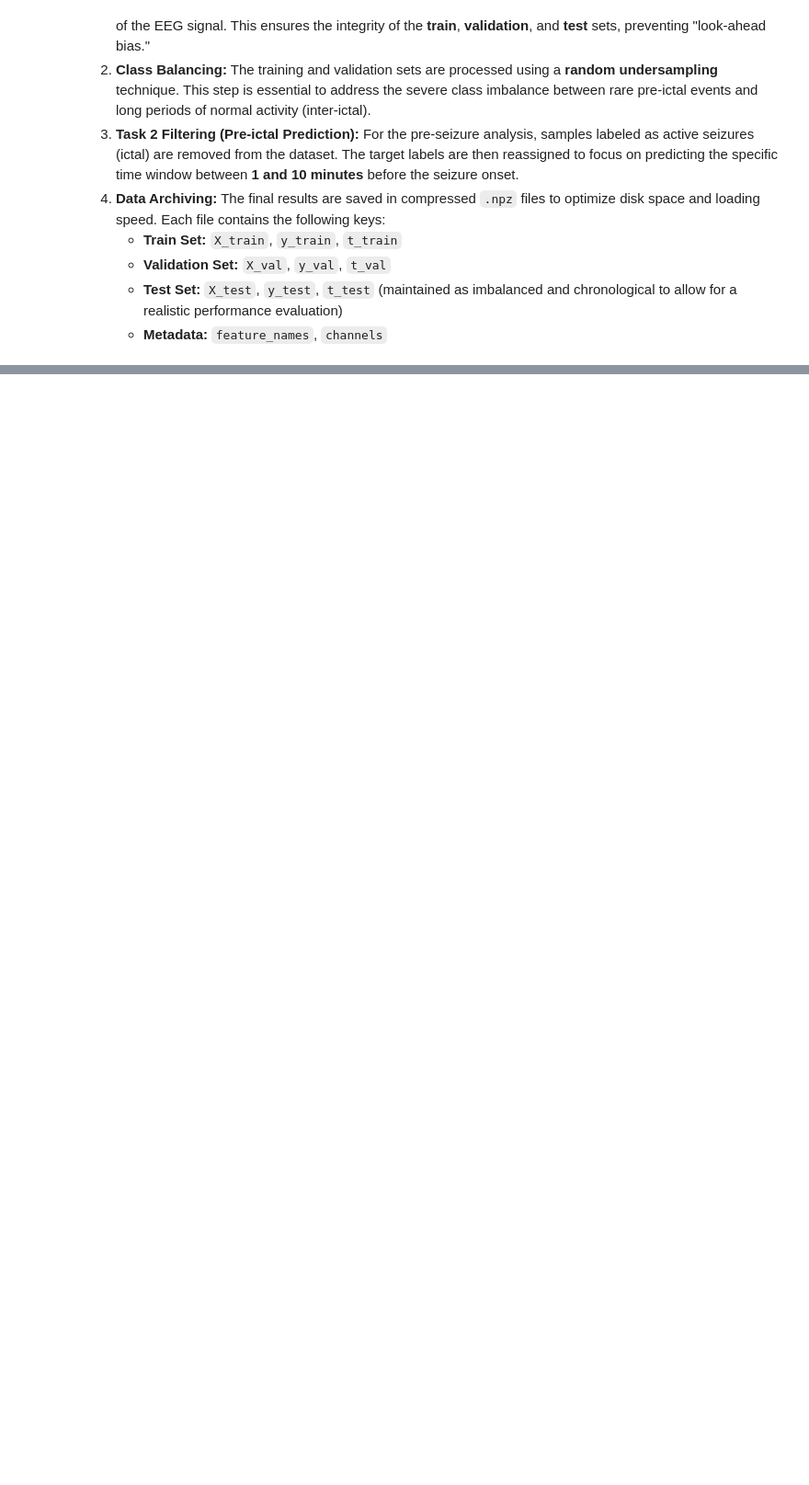
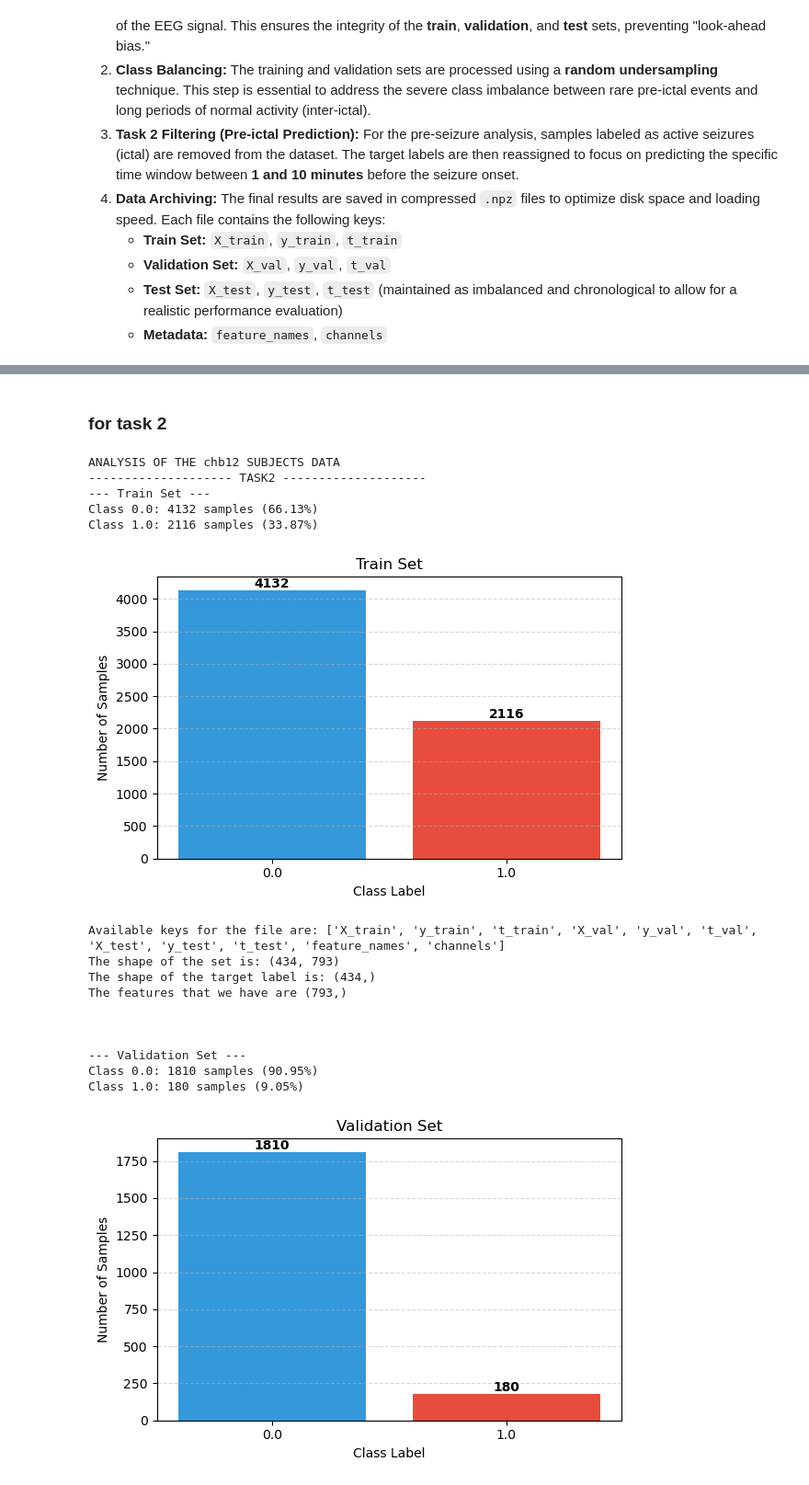
Before and after one commit to AlessiaBernacchia/EEG-epileptic-seizures-detection, a Jupyter notebook: notebooks/preprocessing/data_splitting.ipynb, the cells around one changed output, grey strips where cells are left out. Shown at 92% size. Saved outputs shown, nothing was run; the diff lists cells and outputs as text; code cells hidden in the pictures; blank space fills up the shorter version.

```diff
--- a/notebooks/preprocessing/data_splitting.ipynb
+++ b/notebooks/preprocessing/data_splitting.ipynb
@@ -158,0 +277,41 @@ Splitting completed.
+# %% [markdown]
+### for task 2
+# %%
+print(f'ANALYSIS OF THE {p_name} SUBJECTS DATA')
+print('-'*20, 'TASK2', '-'*20)
+
+# 1. Process Train
+y_train = get_agglomerated_labels(t2_files, label_key='y_train')
+plot_class_distribution(y_train, title=f"Train Set", save=SAVE, save_path=PATH_SAVE_PLOTS, name='task2_train_class_distr.png')
+print()
+print_single_file_info(t2_files[0], keys=['X_train', 'y_train'])
+
+# 2. Process Val
+y_val = get_agglomerated_labels(t2_files, label_key='y_val')
+plot_class_distribution(y_val, title=f"Validation Set", save=SAVE, save_path=PATH_SAVE_PLOTS, name='task2_val_class_distr.png')
+print()
+print_single_file_info(t2_files[0], keys=['X_val', 'y_val'])
+
+# 3. Process Test
+y_test = get_agglomerated_labels(t2_files, label_key='y_test')
+plot_class_distribution(y_test, title=f"Test Set", save=SAVE, save_path=PATH_SAVE_PLOTS, name='task2_test_class_distr.png')
+print()
+print_single_file_info(t2_files[0], keys=['X_test', 'y_test'])
+# %% [output]
+ANALYSIS OF THE chb12 SUBJECTS DATA
+-------------------- TASK2 --------------------
+--- Train Set ---
+Class 0.0: 4132 samples (66.13%)
+Class 1.0: 2116 samples (33.87%)
+[figure, added]
+Available keys for the file are: ['X_train', 'y_train', 't_train', 'X_val', 'y_val', 't_val', 'X_test', 'y_test', 't_test', 'feature_names', 'channels']
+The shape of the set is: (434, 793)
+The shape of the target label is: (434,)
+The features that we have are (793,)
+
+
+
+--- Validation Set ---
+Class 0.0: 1810 samples (90.95%)
+Class 1.0: 180 samples (9.05%)
+[figure, added]
```
Also changed, not shown: parts of 11 cells of this notebook, 2 other files.
